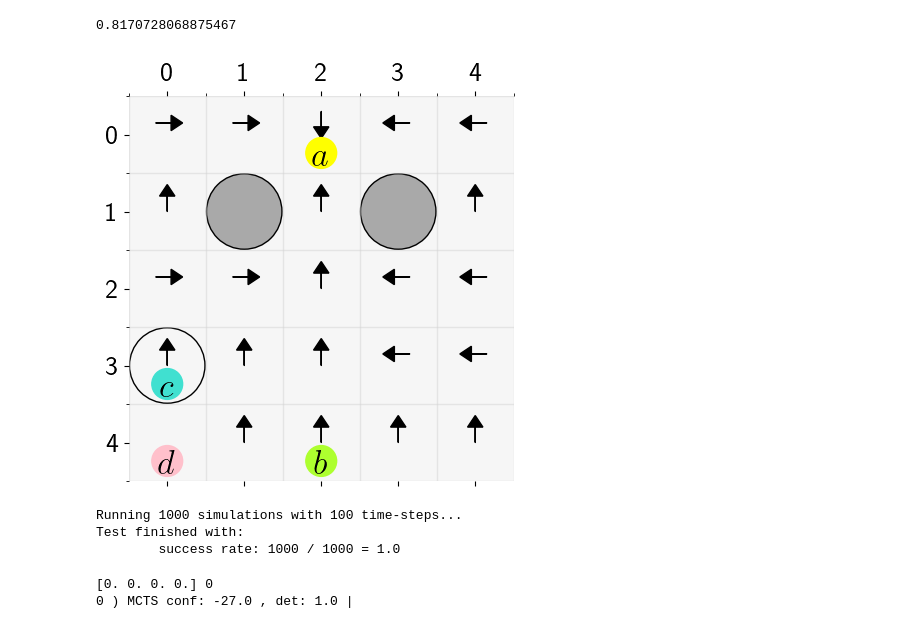
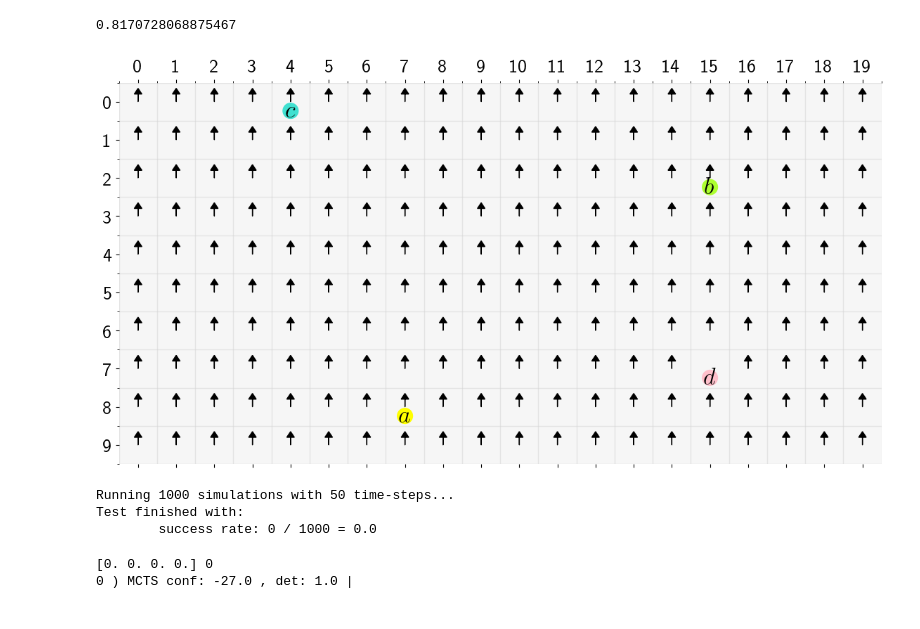
Before and after one commit to CL2-UWaterloo/RL-LTL, a Jupyter notebook: Main/new_case.ipynb, the cells around one changed output. Saved outputs shown, nothing was run; the diff lists cells and outputs as text; code cells hidden in the pictures.

```diff
--- a/Main/new_case.ipynb
+++ b/Main/new_case.ipynb
@@ -82,0 +29,6 @@ To enable them in other operations, rebuild TensorFlow with the appropriate comp
+# %%
+gw = grid_world('frozen_lake')
+model = build_model(gw.ch_states[(0,0,0,0)].shape, gw.csrl.shape[-1])
+# print(model.summary())
+model.load_weights(f'outputs/models/New_p{gw.p}')
+env = RL_LTL(gw, model)
@@ -272,21 +113,21 @@ csrl.transition_probs[(state)][2]
 # %% [output]
 0.8170728068875467
 # %%
-Q =csrl.q_learning(T=100,K=10000)
-np.save(f'outputs/CSRL/New_{p}', Q)
+Q =gw.csrl.q_learning(T=100,K=100000)
+np.save(f'outputs/CSRL/New_p{gw.p}', Q)
 # %%
 policy1=np.argmax(Q,axis=4)
 value1=np.max(Q,axis=4)
 # %%
-grid_mdp.plot(policy=policy1[0, 0])
+gw.mdp.plot(policy=policy1[0, 0])
 # %% [output]
-[figure, old version]
+[figure, new version]
 # %%
-episodes, rew = run_Q_test(csrl, policy1, LTL_formula, predicates, start=None, T=100, runs=1000, verbose=0, reachability=True)
+episodes, rew = run_Q_test(gw.csrl, policy1, gw.LTL_formula, gw.predicates, start=None, T=50, runs=1000, verbose=0, reachability=True)
 # %% [output]
-Running 1000 simulations with 100 time-steps...
+Running 1000 simulations with 50 time-steps...
 Test finished with:
-        success rate: 1000 / 1000 = 1.0
+        success rate: 0 / 1000 = 0.0
 # %%
 visited_states_train = []
 visited_states_test = []
```
Also changed, not shown: parts of 21 cells of this notebook, 7 other files.
